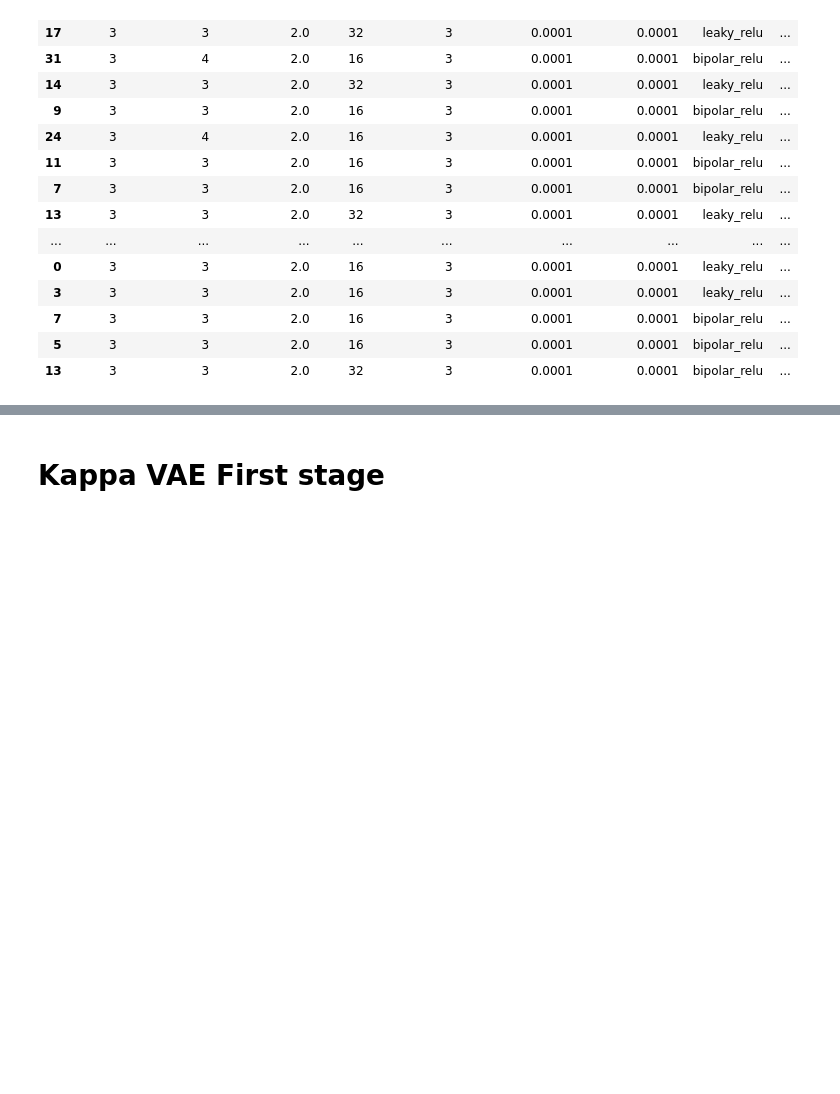
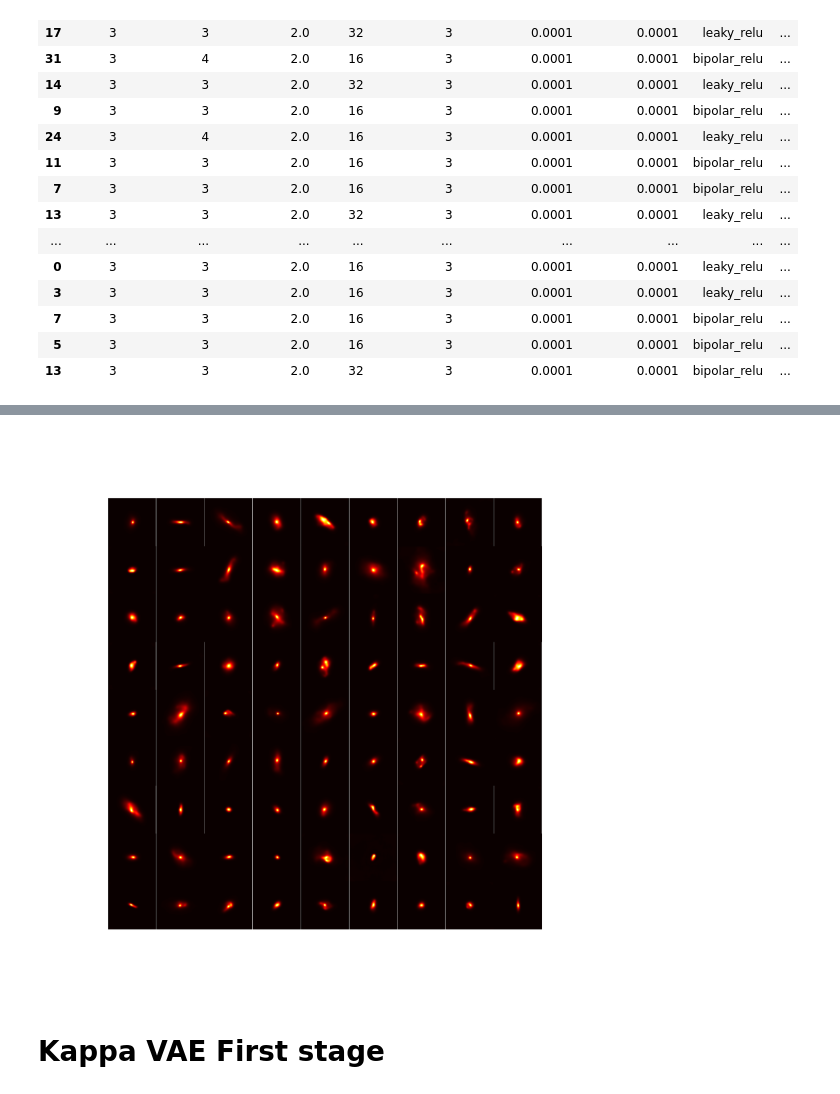
Before and after one commit to AlexandreAdam/Censai, a Jupyter notebook: notebooks/vae_results.ipynb, the cells around one changed output, grey strips where cells are left out. Cells and saved outputs as stored; diff of their text form; code cells hidden in the pictures; blank space fills up the shorter version.

```diff
--- a/notebooks/vae_results.ipynb
+++ b/notebooks/vae_results.ipynb
@@ -45,3 +52,7 @@ hparams.sort_values(by="val_cost")
+# %%
+Image(filename = path + "vae_sampling_VAE1_cosmos_HPARAMS_029_L3_CL4_F16_NLleaky_relu_LS128_ssi0.001_210810161842__0.png", width=2000, height=2000)
+# %% [output]
+[figure, added]
 # %% [markdown]
 # Kappa VAE First stage
 # %%
```
Also changed, not shown: parts of 2 cells of this notebook, 2 other files.
